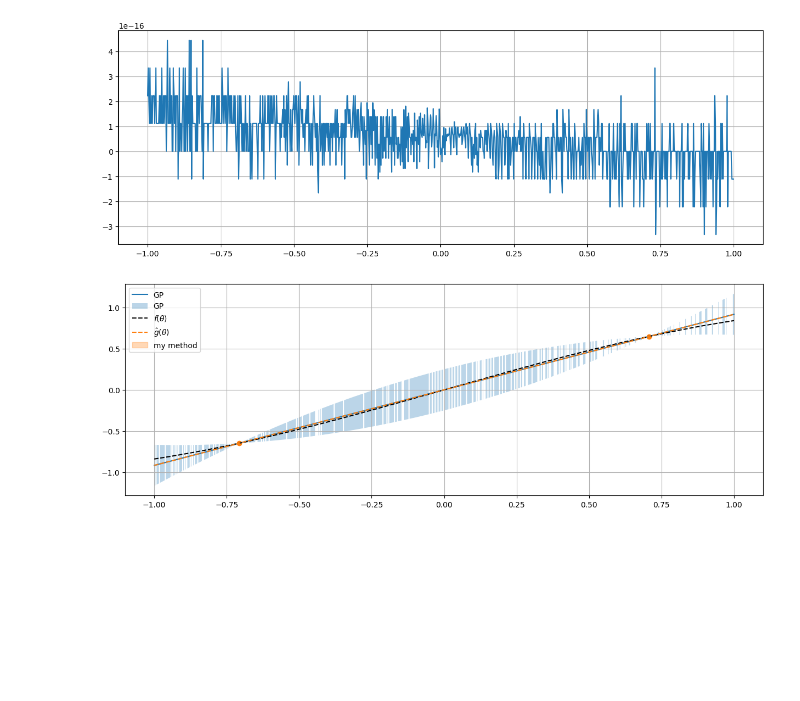
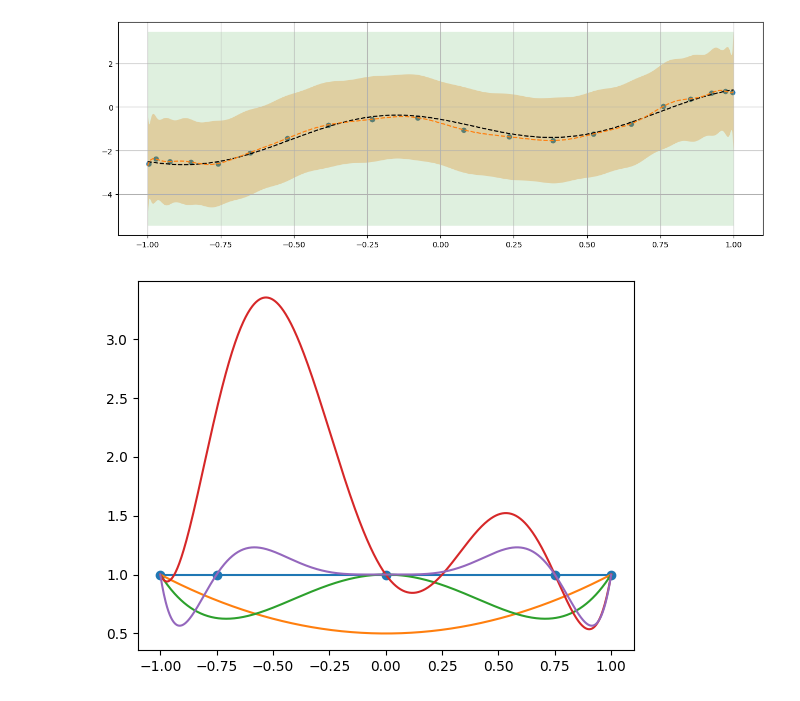
Before and after one commit to ivankirev13/Performative-Regression, a Jupyter notebook: performative_regression.ipynb, the cells around one changed output. Cells and saved outputs as stored; diff of their text form; code cells hidden in the pictures; blank space fills up the shorter version.

```diff
--- a/performative_regression.ipynb
+++ b/performative_regression.ipynb
@@ -342,34 +4,0 @@ plt.show()
-# %%
-k = 1
-pr = Performative_Regression(k=k, n=1, T=1, sigma=0, M=1)
-M = 1
-X = pr.thetas
-X = X.reshape(-1, 1)
-y = pr.f_hat_values
-t = np.linspace(-1, 1, 1000)
-
-def remainder(x):
-    xs = 1
-    for i in range(X.shape[0]):
-        xs = xs * np.abs(x - X[i][0])
-
-    return xs
-
-stds = np.array([sig(i, X)[1] for i in t]).reshape(1000, )
-means = np.array([sig(i, X)[0] for i in t]).reshape(1000, )
-plt.figure(figsize=(15, 5))
-plt.plot(t, means - pr.g_hat(t))
-plt.grid()
-plt.show()
-
-plt.figure(figsize=(15, 5))
-plt.plot(t, means, label="GP")
-plt.fill_between(t, means-1.96*stds - pr.R(t) , means + 1.96*stds +pr.R(t), alpha=0.3, label="GP")
-plt.scatter(pr.thetas, pr.f_hat_values)
-pr.plot_f_vs_g()
-plt.legend()
-plt.grid()
-plt.show()
-# %% [output]
-[figure, removed]
-[figure, removed]
@@ -375,0 +82,41 @@ plt.show()
+# %%
+k=19
+nodes = np.cos(np.pi * (2*np.arange(1, k+2) - 1 ) / (2*(k + 1)))
+#nodes = np.linspace(-1, 1, 10)
+
+plt.figure(figsize=(15, 5))
+pr = Performative_Regression(nodes=nodes, sigma=1, n=400)
+plt.scatter(pr.nodes, pr.observations(pr.nodes))
+pr.plot_f_vs_g()
+plt.grid()
+plt.show()
+# %% [output]
+[figure, added]
+# %%
+def lagrange_square_sum(x, nodes):
+
+    n = len(nodes)
+    if n == 1:
+        return x**0 * 1
+    l_sum = 0
+    for i in range(n):
+        prod = 1
+        for j in range(n):
+            if j!= i:
+                prod = prod * (x - nodes[j]) / (nodes[i] - nodes[j])
+
+        l_sum = l_sum + prod**2
+
+    return l_sum
+
+t = np.linspace(-1, 1, 1000)
+nodes = np.array([-1, 1, 0.0, 0.75, -0.75])
+plt.scatter(nodes, np.ones(len(nodes)))
+for i in range(len(nodes)):
+    plt.plot(t, lagrange_square_sum(t, nodes[0:i+1]))
+
+
+
+plt.show()
+# %% [output]
+[figure, added]
```
Also changed, not shown: parts of 5 cells of this notebook.
